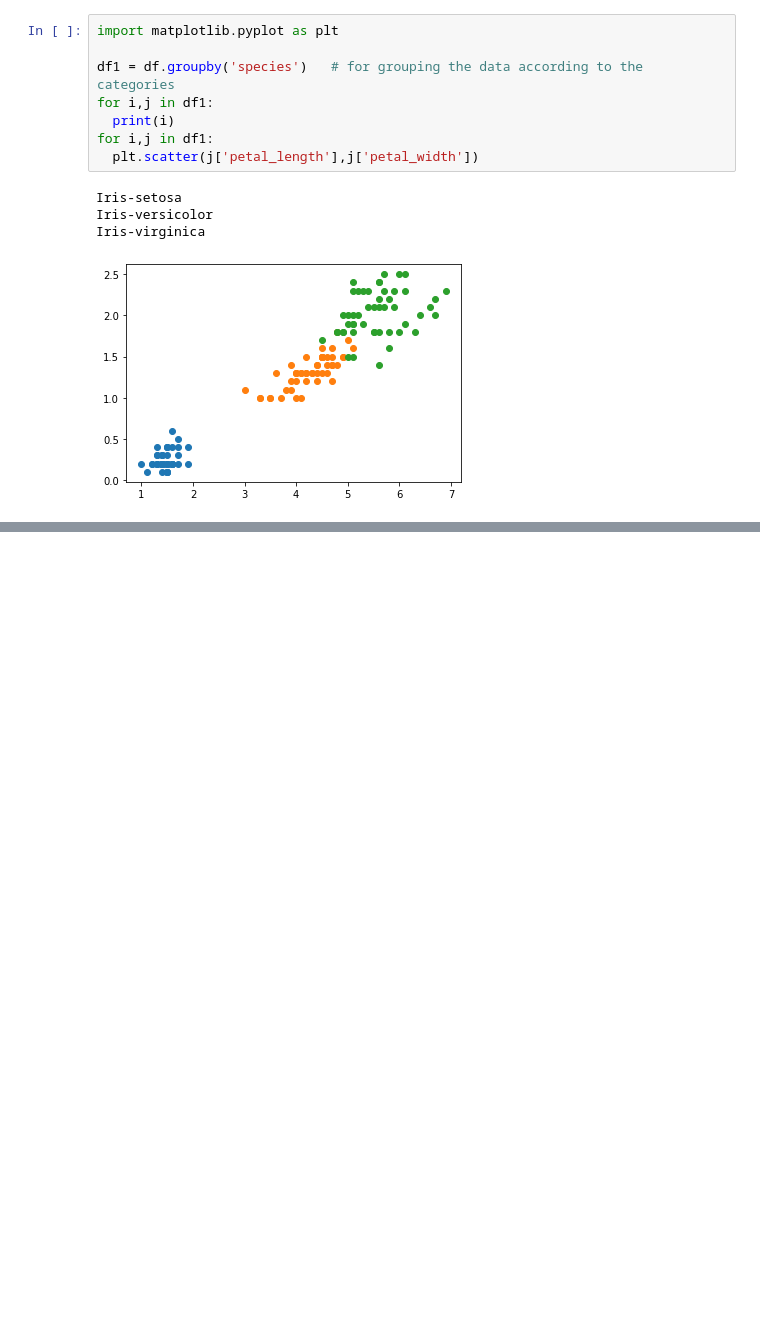
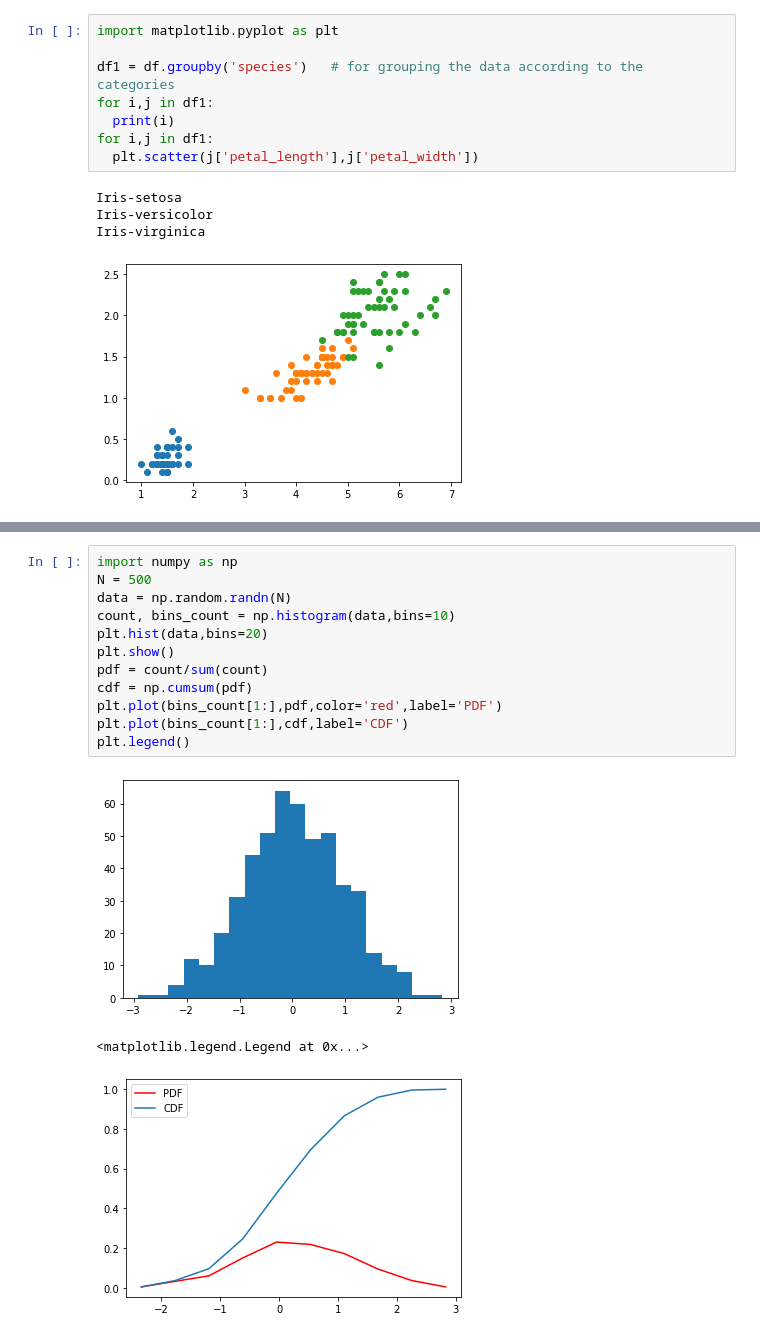
Before and after one commit to riya-29/DataAnalytics, a Jupyter notebook: IrisDataset.ipynb, the cells around one changed output, grey strips where cells are left out. Cells and saved outputs as stored; diff of their text form; blank space fills up the shorter version.

```diff
--- a/IrisDataset.ipynb
+++ b/IrisDataset.ipynb
@@ -112,0 +148,16 @@ Iris-virginica
+# %%
+import numpy as np
+N = 500
+data = np.random.randn(N)
+count, bins_count = np.histogram(data,bins=10)
+plt.hist(data,bins=20)
+plt.show()
+pdf = count/sum(count)
+cdf = np.cumsum(pdf)
+plt.plot(bins_count[1:],pdf,color='red',label='PDF')
+plt.plot(bins_count[1:],cdf,label='CDF')
+plt.legend()
+# %% [output]
+[figure, added]
+<matplotlib.legend.Legend at 0x...>
+[figure, added]
```
Also changed, not shown: parts of 3 cells of this notebook.
